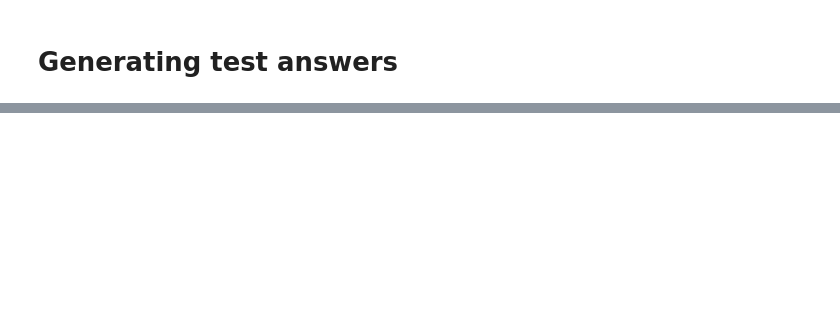
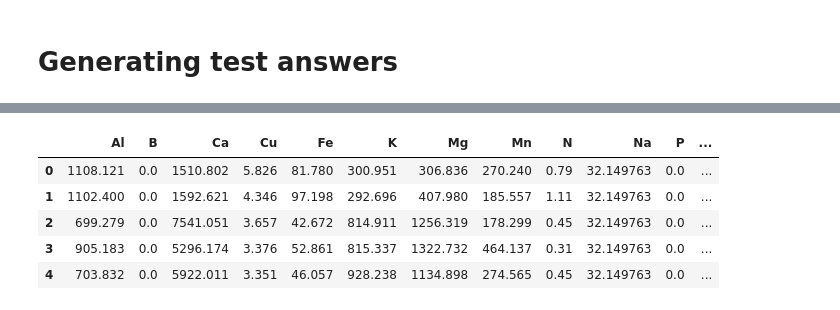
Before and after one commit to lucknera/projekt_interdyscyplinarny, a Jupyter notebook: models/olek-model.ipynb, the cells around one changed output, grey strips where cells are left out. Saved outputs shown, nothing was run; the diff lists cells and outputs as text; code cells hidden in the pictures; blank space fills up the shorter version.

```diff
--- a/models/olek-model.ipynb
+++ b/models/olek-model.ipynb
@@ -179,0 +186,3 @@ Seed cotton, unginned                          0.0
+# %%
+train = read_data("../rhea-soil-nutrient-prediction-challenge/Train.csv")
+train.head()
@@ -188,0 +279,7 @@ test_df.shape
+# %%
+encoder = LabelEncoder()
+train['Depth'] = encoder.fit_transform(train['Depth_cm'])
+test['Depth'] = encoder.transform(test['Depth_cm'])
+train.drop(columns=['ID', 'Area', 'Depth_cm'], inplace=True)
+test.drop(columns=['ID', 'Depth_cm'], inplace=True)
+test.head()
@@ -188,0 +294,4 @@ test_df.shape
+# %%
+train["Na"] = train["Na"].fillna(train["Na"].mean(), inplace=False)
+train = train.fillna(0, inplace=False)
+train.head()
@@ -188,0 +306,22 @@ test_df.shape
+# %%
+target = [
+        "Al",
+        "B",
+        "Ca",
+        "C_organic",
+        "C_total",
+        "Cu",
+        "Fe",
+        "K",
+        "Mg",
+        "Mn",
+        "N",
+        "Na",
+        "P",
+        "S",
+        "Zn",
+    ]
+X = train.drop(columns=target, errors='ignore')
+y_columns = train.columns.difference(X.columns)
+y_columns = [col for col in y_columns if col not in ["C_organic", "C_total", "Area", "Depth_cm", "ID"]]
+y = train[y_columns]
@@ -188,0 +338,9 @@ test_df.shape
+# %%
+y.head()
+# %% [output]
+|  | Al | B | Ca | Cu | Fe | K | Mg | Mn | N | Na | P | ... |
+| 0 | 1108.121 | 0.0 | 1510.802 | 5.826 | 81.780 | 300.951 | 306.836 | 270.240 | 0.79 | 32.149763 | 0.0 | ... |
+| 1 | 1102.400 | 0.0 | 1592.621 | 4.346 | 97.198 | 292.696 | 407.980 | 185.557 | 1.11 | 32.149763 | 0.0 | ... |
+| 2 | 699.279 | 0.0 | 7541.051 | 3.657 | 42.672 | 814.911 | 1256.319 | 178.299 | 0.45 | 32.149763 | 0.0 | ... |
+| 3 | 905.183 | 0.0 | 5296.174 | 3.376 | 52.861 | 815.337 | 1322.732 | 464.137 | 0.31 | 32.149763 | 0.0 | ... |
+| 4 | 703.832 | 0.0 | 5922.011 | 3.351 | 46.057 | 928.238 | 1134.898 | 274.565 | 0.45 | 32.149763 | 0.0 | ... |
```
Also changed, not shown: parts of 32 cells of this notebook, 1 other file.
